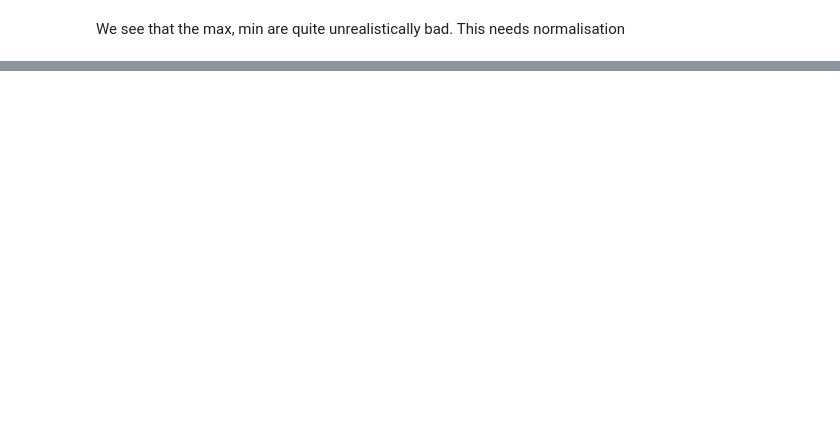
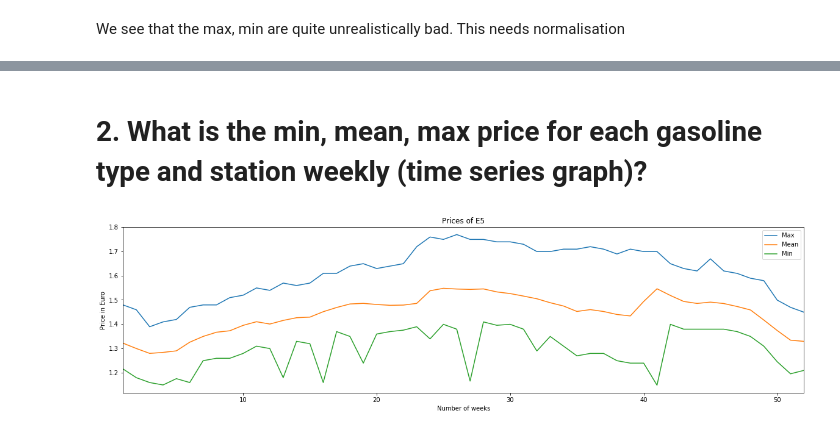
Before and after one commit to ds2019tukl/DS-2019-narayana-manjunath-reddy, a Jupyter notebook: Exercise 1.ipynb, the cells around one changed output, grey strips where cells are left out. Saved outputs shown, nothing was run; the diff lists cells and outputs as text; code cells hidden in the pictures; blank space fills up the shorter version.

```diff
--- a/Exercise 1.ipynb
+++ b/Exercise 1.ipynb
@@ -130,0 +346,18 @@ df_prices.describe()
+# %% [markdown]
+# 2. What is the min, mean, max price for each gasoline type and station weekly (time series graph)?
+# %%
+date_changed_df = merged_df.DATE_CHANGED
+
+def plot_fuel_stats(fuel_name):
+    plt.figure(figsize=(20,5))
+    plt.title('Prices of '+fuel_name)
+    (merged_df.groupby(date_changed_df.dt.week)[fuel_name].max()).plot(label='Max')
+    (merged_df.groupby(date_changed_df.dt.week)[fuel_name].mean()).plot(label='Mean')
+    (merged_df.groupby(date_changed_df.dt.week)[fuel_name].min()).plot(label='Min')
+    plt.legend(loc='upper right');
+    plt.xlabel('Number of weeks');
+    plt.ylabel('Price in Euro');
+# %%
+plot_fuel_stats('E5')
+# %% [output]
+[figure, added]
```
Also changed, not shown: parts of 53 cells of this notebook, 1 other file.
